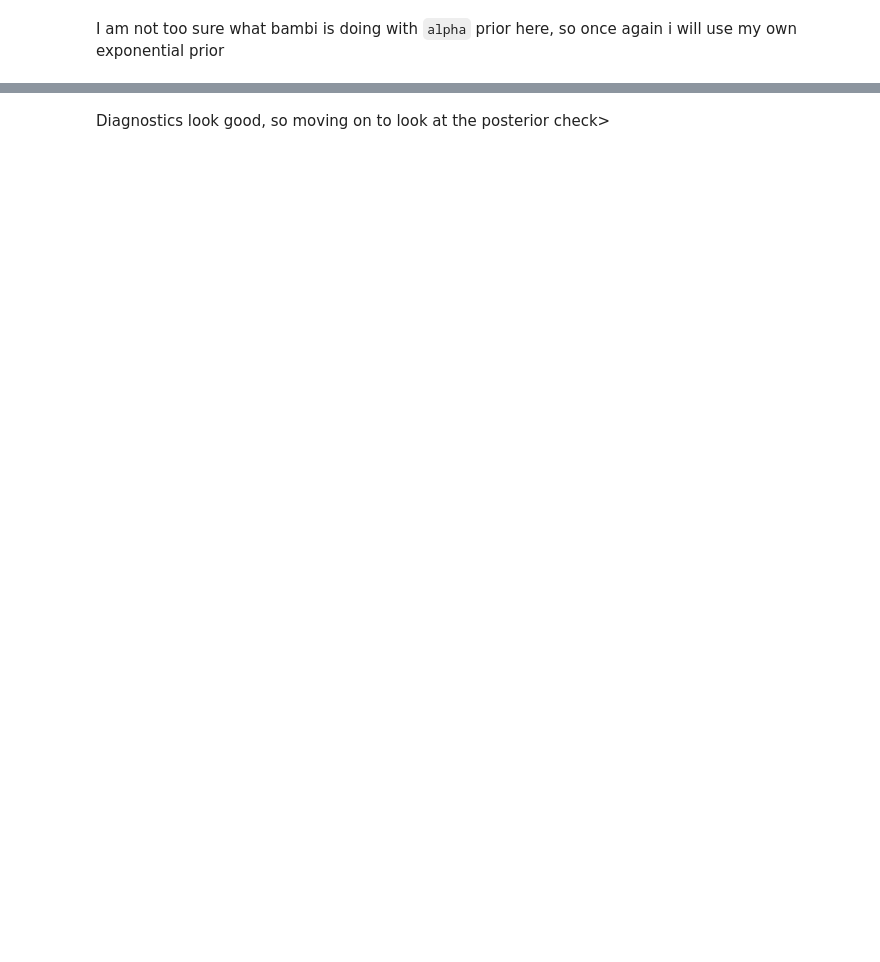
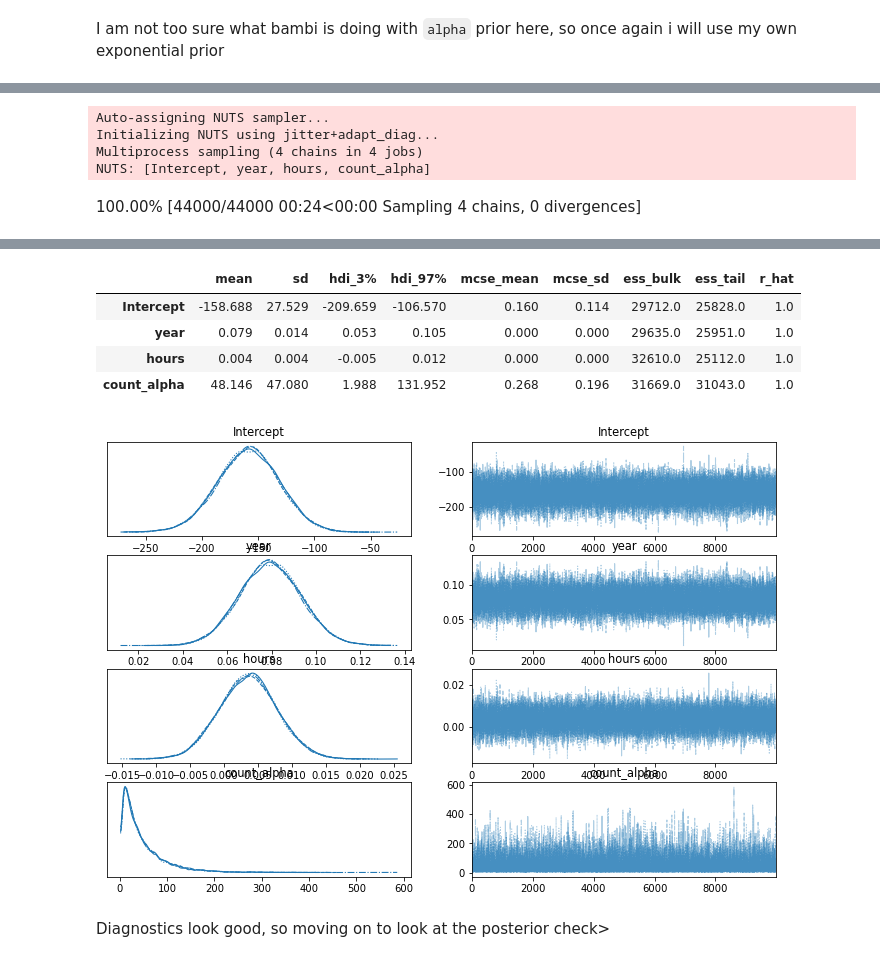
Before and after one commit to DrEntropy/BayesRulesWork, a Jupyter notebook: Chapter12.ipynb, the cells around one changed output, grey strips where cells are left out. Cells and saved outputs as stored; diff of their text form; code cells hidden in the pictures; blank space fills up the shorter version.

```diff
--- a/Chapter12.ipynb
+++ b/Chapter12.ipynb
@@ -81,4 +163,10 @@ model2.plot_priors()
 # %%
-results2 = model2.fit(draws=10000, chains=4,cores=1)
+results2 = model2.fit(draws=10000, chains=4)
 az.plot_trace(results2)
 az.summary(results2)
+# %% [output]
+Auto-assigning NUTS sampler...
+Initializing NUTS using jitter+adapt_diag...
+Multiprocess sampling (4 chains in 4 jobs)
+NUTS: [Intercept, year, hours, count_alpha]
+100.00% [44000/44000 00:24<00:00 Sampling 4 chains, 0 divergences]
@@ -85,3 +174,9 @@ az.summary(results2)
+|  | mean | sd | hdi_3% | hdi_97% | mcse_mean | mcse_sd | ess_bulk | ess_tail | r_hat |
+| Intercept | -158.688 | 27.529 | -209.659 | -106.570 | 0.160 | 0.114 | 29712.0 | 25828.0 | 1.0 |
+| year | 0.079 | 0.014 | 0.053 | 0.105 | 0.000 | 0.000 | 29635.0 | 25951.0 | 1.0 |
+| hours | 0.004 | 0.004 | -0.005 | 0.012 | 0.000 | 0.000 | 32610.0 | 25112.0 | 1.0 |
+| count_alpha | 48.146 | 47.080 | 1.988 | 131.952 | 0.268 | 0.196 | 31669.0 | 31043.0 | 1.0 |
+[figure, added]
 # %% [markdown]
 Diagnostics look good, so moving on to look at the posterior check>
 # %%
```
Also changed, not shown: parts of 39 cells of this notebook.
